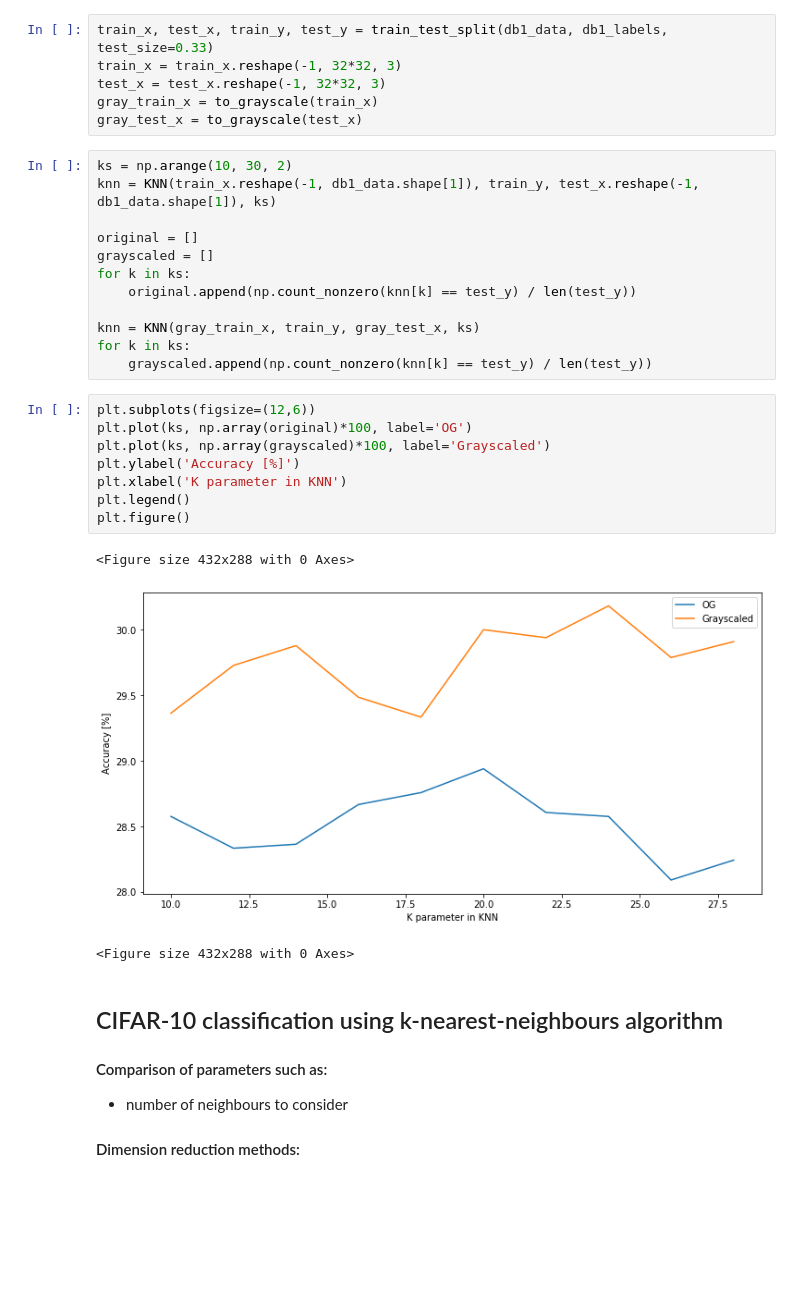
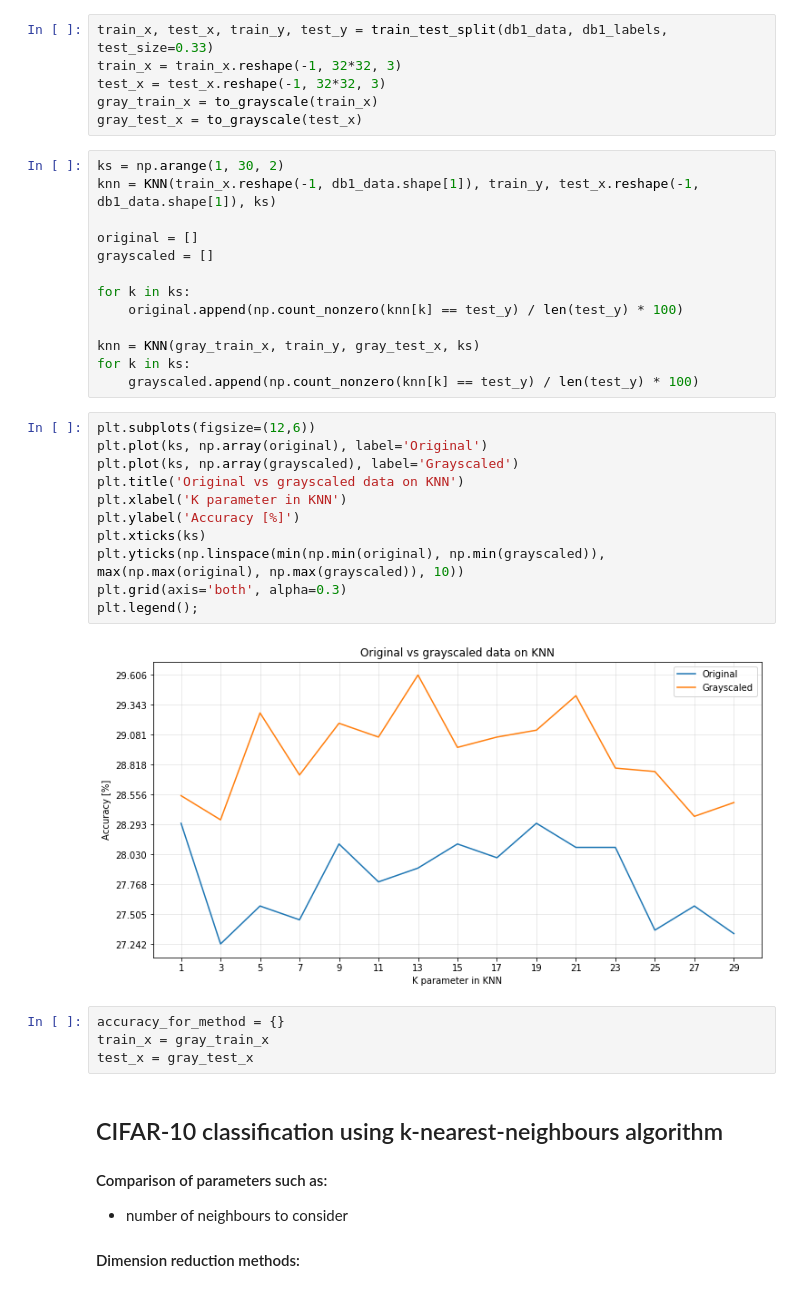
Before and after one commit to jgrodzicki/cifar_image_classification, a Jupyter notebook: PROJECT.ipynb, the cells around one changed output. Cells and saved outputs as stored; diff of their text form; blank space fills up the shorter version.

```diff
--- a/PROJECT.ipynb
+++ b/PROJECT.ipynb
@@ -73,29 +90,35 @@ test_x = test_x.reshape(-1, 32*32, 3)
 gray_train_x = to_grayscale(train_x)
 gray_test_x = to_grayscale(test_x)
 # %%
-ks = np.arange(10, 30, 2)
+ks = np.arange(1, 30, 2)
 knn = KNN(train_x.reshape(-1, db1_data.shape[1]), train_y, test_x.reshape(-1, db1_data.shape[1]), ks)
 
 original = []
 grayscaled = []
+
 for k in ks:
-    original.append(np.count_nonzero(knn[k] == test_y) / len(test_y))
+    original.append(np.count_nonzero(knn[k] == test_y) / len(test_y) * 100)
 
 knn = KNN(gray_train_x, train_y, gray_test_x, ks)
 for k in ks:
-    grayscaled.append(np.count_nonzero(knn[k] == test_y) / len(test_y))
+    grayscaled.append(np.count_nonzero(knn[k] == test_y) / len(test_y) * 100)
 # %%
 plt.subplots(figsize=(12,6))
-plt.plot(ks, np.array(original)*100, label='OG')
-plt.plot(ks, np.array(grayscaled)*100, label='Grayscaled')
+plt.plot(ks, np.array(original), label='Original')
+plt.plot(ks, np.array(grayscaled), label='Grayscaled')
+plt.title('Original vs grayscaled data on KNN')
+plt.xlabel('K parameter in KNN')
 plt.ylabel('Accuracy [%]')
-plt.xlabel('K parameter in KNN')
-plt.legend()
-plt.figure()
+plt.xticks(ks)
+plt.yticks(np.linspace(min(np.min(original), np.min(grayscaled)), max(np.max(original), np.max(grayscaled)), 10))
+plt.grid(axis='both', alpha=0.3)
+plt.legend();
 # %% [output]
-<Figure size 432x288 with 0 Axes>
-[figure, old version]
+[figure, new version]
-<Figure size 432x288 with 0 Axes>
+# %%
+accuracy_for_method = {}
+train_x = gray_train_x
+test_x = gray_test_x
 # %% [markdown]
 ## CIFAR-10 classification using k-nearest-neighbours algorithm
 
```
Also changed, not shown: parts of 36 cells of this notebook.
